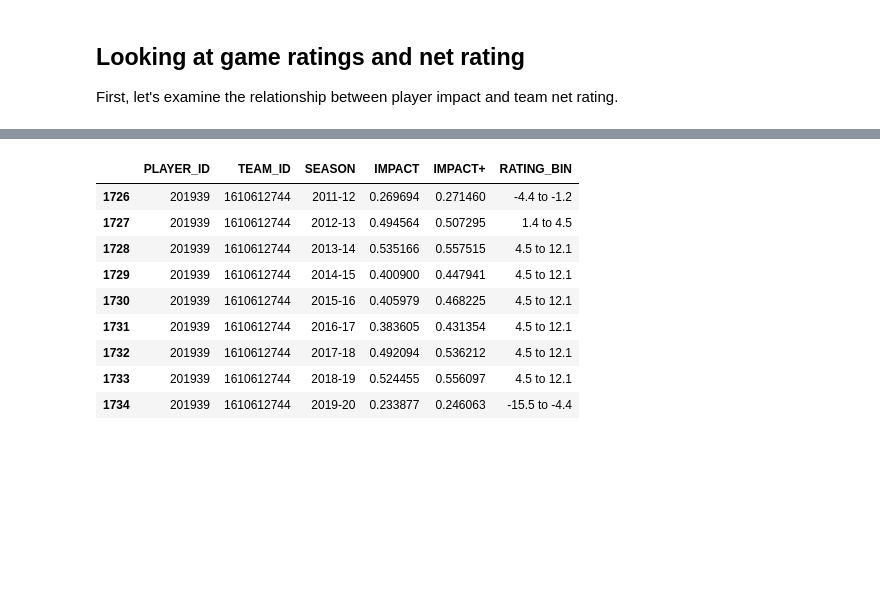
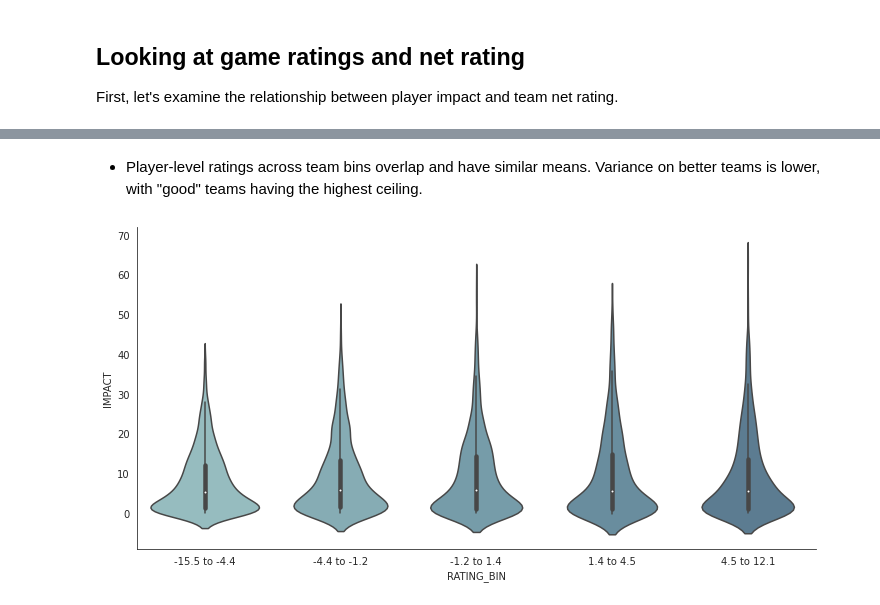
Before and after one commit to ak-gupta/nbaspa, a Jupyter notebook: docs/notebooks/SPA Ratings.ipynb, the cells around one changed output, grey strips where cells are left out. Saved outputs shown, nothing was run; the diff lists cells and outputs as text; code cells hidden in the pictures; blank space fills up the shorter version.

```diff
--- a/docs/notebooks/SPA Ratings.ipynb
+++ b/docs/notebooks/SPA Ratings.ipynb
@@ -92,13 +93,14 @@ with sns.axes_style(style="white", rc={"axes.facecolor": (0, 0, 0, 0)}):
+# %% [markdown]
+- Player-level ratings across team bins overlap and have similar means. Variance on better teams is lower, with "good" teams having the highest ceiling.
 # %%
-agg[agg["PLAYER_ID"] == 201939]
+with sns.axes_style(style="white", rc={"axes.facecolor": (0, 0, 0, 0)}):
+    sns.catplot(
+        x="RATING_BIN",
+        y="IMPACT",
+        data=agg,
+        kind="violin",
+        aspect=2,
+        palette=sns.cubehelix_palette(10, rot=-.25, light=.7)
+    )
 # %% [output]
-|  | PLAYER_ID | TEAM_ID | SEASON | IMPACT | IMPACT+ | RATING_BIN |
-| 1726 | 201939 | 1610612744 | 2011-12 | 0.269694 | 0.271460 | -4.4 to -1.2 |
-| 1727 | 201939 | 1610612744 | 2012-13 | 0.494564 | 0.507295 | 1.4 to 4.5 |
-| 1728 | 201939 | 1610612744 | 2013-14 | 0.535166 | 0.557515 | 4.5 to 12.1 |
-| 1729 | 201939 | 1610612744 | 2014-15 | 0.400900 | 0.447941 | 4.5 to 12.1 |
-| 1730 | 201939 | 1610612744 | 2015-16 | 0.405979 | 0.468225 | 4.5 to 12.1 |
-| 1731 | 201939 | 1610612744 | 2016-17 | 0.383605 | 0.431354 | 4.5 to 12.1 |
-| 1732 | 201939 | 1610612744 | 2017-18 | 0.492094 | 0.536212 | 4.5 to 12.1 |
-| 1733 | 201939 | 1610612744 | 2018-19 | 0.524455 | 0.556097 | 4.5 to 12.1 |
-| 1734 | 201939 | 1610612744 | 2019-20 | 0.233877 | 0.246063 | -15.5 to -4.4 |
+[figure, added]
```
Also changed, not shown: parts of 13 cells of this notebook, 1 other file.
